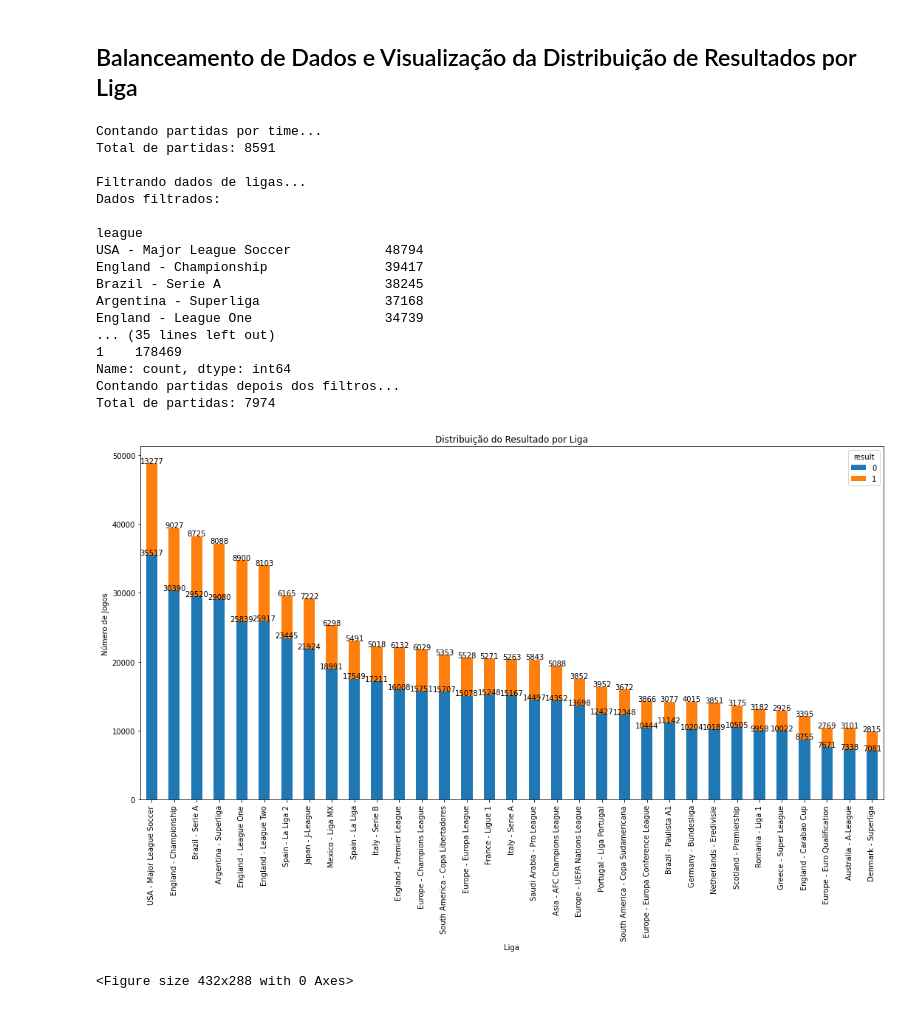
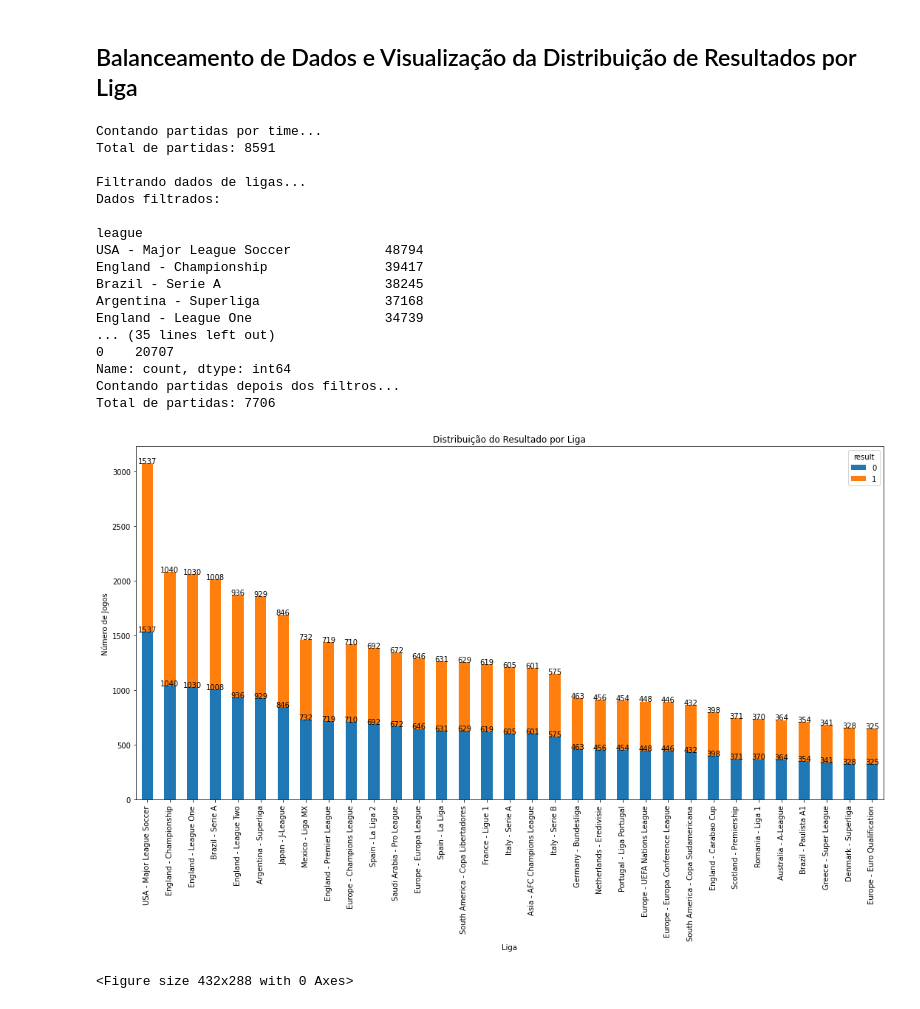
Before and after one commit to nathancarlos22/eo-fut-live, a Jupyter notebook: src/balanceando e tratando.ipynb, the cells around one changed output. Cells and saved outputs as stored; diff of their text form; code cells hidden in the pictures.

```diff
--- a/src/balanceando e tratando.ipynb
+++ b/src/balanceando e tratando.ipynb
@@ -114,7 +114,7 @@ df_ht = df.copy()
 df['date'] = pd.to_datetime(df['date'], format='%Y-%m-%d')
 df.sort_values(by=['date', 'minute'], inplace=True)
 # %%
-def identificar_eventos_gol(df, janela_tempo=10):
+def identificar_eventos_gol(df, janela_tempo=1):
     df.sort_values(by=['match_id', 'minute', 'goalHome', 'goalAway'], inplace=True, ascending=True)
     df.drop_duplicates(subset=['match_id', 'minute'], keep='last', inplace=True)
     df.reset_index(drop=True, inplace=True)
@@ -405,9 +407,38 @@ def filter_leagues(df, league_col, matches, min_matches=100):
     return filtered_data
 
 # Função para equilibrar o conjunto de dados com base na contagem de resultados em cada liga
+# def balance_data(df, league_col='league', result_col='result'):
+#     df = df.drop_duplicates()
+
+#     leagues = df[league_col].unique()
+#     # Lista para armazenar os DataFrames balanceados para cada liga
+#     balanced_dfs = []
+
+#     # Itera sobre cada liga para balancear os dados
+#     for league in leagues:
+#         # Filtra o DataFrame para incluir apenas dados da liga atual
+#         league_df = df[df[league_col] == league]
+
+#         # Conta o número de ocorrências de cada resultado na liga
+#         result_counts = league_df[result_col].value_counts()
+#         # Obtém o menor número de ocorrências entre os resultados
+#         min_count = result_counts.min()
+
+#         # Itera sobre os resultados únicos para balancear a quantidade de cada um
+#         for result in league_df[result_col].unique():
+#             # Define o tamanho da amostra com base no menor número de ocorrências
+#             sample_size = min(min_count, result_counts[result])
+#             # Coleta uma amostra aleatória de dados para o resultado atual
+#             sampled_df = league_df[league_df[result_col] == result].sample(sample_size, random_state=42)
+#             # Adiciona a amostra balanceada à lista
+#             balanced_dfs.append(sampled_df)
+
+#     # Combina todos os DataFrames balanceados em um único DataFrame
+#     balanced_data = pd.concat(balanced_dfs).reset_index(drop=True)
+
+#     return balanced_data
+
 def balance_data(df, league_col='league', result_col='result'):
-    df = df.drop_duplicates()
-
     leagues = df[league_col].unique()
     # Lista para armazenar os DataFrames balanceados para cada liga
     balanced_dfs = []
@@ -416,24 +447,23 @@ def balance_data(df, league_col='league', result_col='result'):
     for league in leagues:
         # Filtra o DataFrame para incluir apenas dados da liga atual
         league_df = df[df[league_col] == league]
+        # Selecionando os registros onde 'result' é 1
+        result_1 = league_df[league_df[result_col] == 1]
 
-        # Conta o número de ocorrências de cada resultado na liga
-        result_counts = league_df[result_col].value_counts()
-        # Obtém o menor número de ocorrências entre os resultados
-        min_count = result_counts.min()
+        # Contando os minutos únicos e suas ocorrências em 'result' 1
+        minutes_counts = result_1['minute'].value_counts()
 
-        # Itera sobre os resultados únicos para balancear a quantidade de cada um
-        for result in league_df[result_col].unique():
-            # Define o tamanho da amostra com base no menor número de ocorrências
-            sample_size = min(min_count, result_counts[result])
-            # Coleta uma amostra aleatória de dados para o resultado atual
-            sampled_df = league_df[league_df[result_col] == result].sample(sample_size, random_state=42)
-            # Adiciona a amostra balanceada à lista
-            balanced_dfs.append(sampled_df)
+        # Selecionando registros onde 'result' é 0
+        result_0_sample = pd.DataFrame()
+        for minute, count in minutes_counts.items():
+            sample = league_df[(league_df['result'] == 0) & (league_df['minute'] == minute)].sample(n=count, replace=False, random_state=42)
+            result_0_sample = pd.concat([result_0_sample, sample])
+
+        # Combinando os dois conjuntos de dados para formar um novo dataframe balanceado
+        balanced_dfs.append(pd.concat([result_1, result_0_sample]))
 
     # Combina todos os DataFrames balanceados em um único DataFrame
     balanced_data = pd.concat(balanced_dfs).reset_index(drop=True)
-
     return balanced_data
 
 # def balance_data_stratified(df, league_col='league', result_col='result'):
@@ -517,7 +547,7 @@ balanced_data = balance_data(filtered_data)
 print("Dados balanceados:\n")
 print(balanced_data['result'].value_counts())
 
-balanced_data = filtered_data.copy()
+# balanced_data = filtered_data.copy()
 
 league_distribution = balanced_data.groupby(['league', 'result']).size().unstack()
 sorted_leagues = league_distribution.sum(axis=1).sort_values(ascending=False).head(100).index
@@ -531,36 +561,36 @@ ax = league_distribution.loc[sorted_leagues].plot(kind='bar', stacked=True, ax=p
 plt.title('Distribuição do Resultado por Liga')
 plt.ylabel('Número de Jogos')
 plt.xlabel('Liga')
 plt.tight_layout()
 plt.xticks(rotation=90)
 
 for p in ax.patches:
     width = p.get_width()
     height = p.get_height()
     x, y = p.get_xy()
     ax.annotate(f'{height:.0f}', (x + width/2, y + height), ha='center')
 
 plt.show()
 plt.clf()
 # %% [output]
 Contando partidas por time...
 Total de partidas: 8591
 
 Filtrando dados de ligas...
 Dados filtrados:
 
 league
 USA - Major League Soccer            48794
 England - Championship               39417
 Brazil - Serie A                     38245
 Argentina - Superliga                37168
 England - League One                 34739
 ... (35 lines left out)
-1    178469
+0    20707
 Name: count, dtype: int64
 Contando partidas depois dos filtros...
-Total de partidas: 7974
+Total de partidas: 7706
-[figure, old version]
+[figure, new version]
 <Figure size 432x288 with 0 Axes>
 # %%
 balanced_data
```
Also changed, not shown: parts of 4 cells of this notebook, 7 other files.
